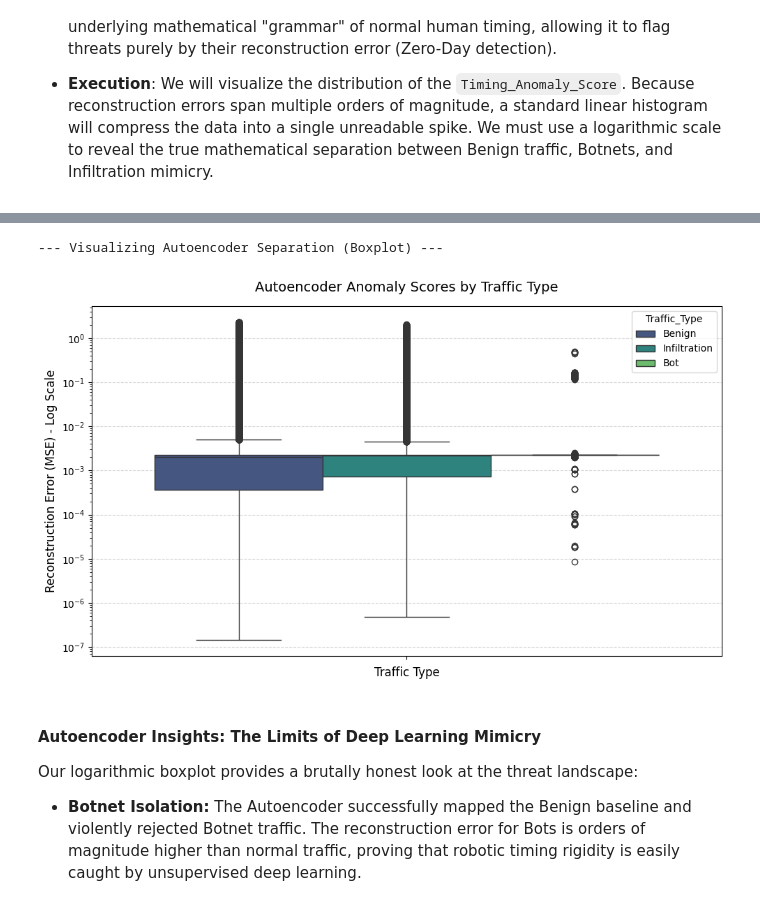
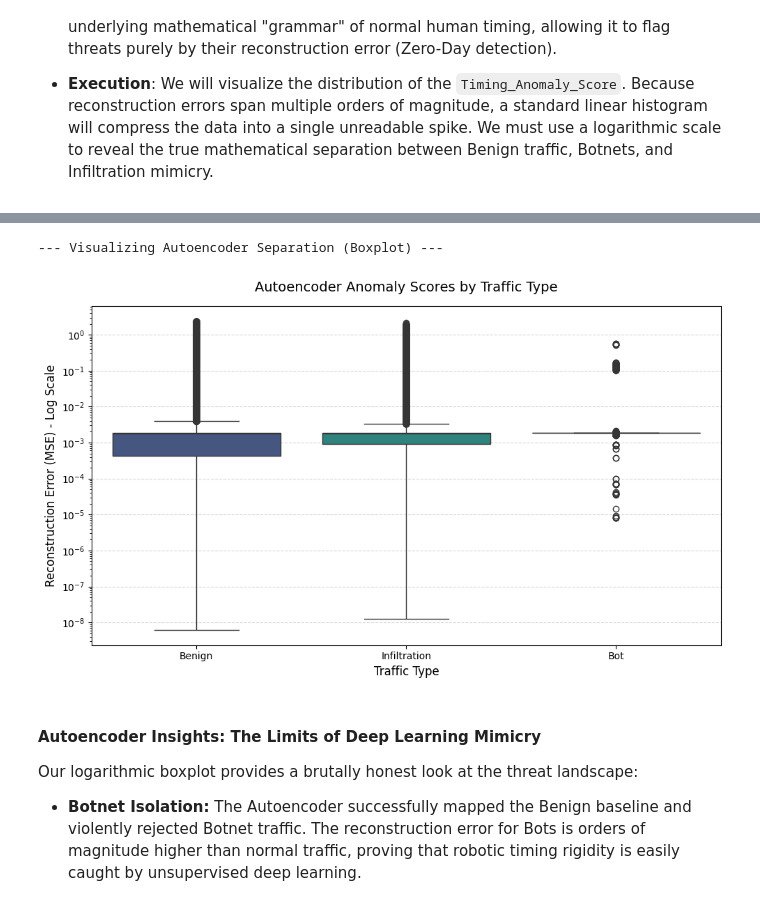
Before and after one commit to JohnnySolo/Data-Analysis-Project---Hybrid-Cyber-Threat-Detection, a Jupyter notebook: 03_Feature_Engineering_and_Modeling.ipynb, the cells around one changed output, grey strips where cells are left out. Drawn from its saved outputs; the diff is of its cells as text; code cells hidden in the pictures.

```diff
--- a/03_Feature_Engineering_and_Modeling.ipynb
+++ b/03_Feature_Engineering_and_Modeling.ipynb
@@ -135,8 +143,8 @@ Data engineered, split, and scaled successfully. Ready for the Autoencoder.
 * **Execution**: We will visualize the distribution of the `Timing_Anomaly_Score`. Because reconstruction errors span multiple orders of magnitude, a standard linear histogram will compress the data into a single unreadable spike. We must use a logarithmic scale to reveal the true mathematical separation between Benign traffic, Botnets, and Infiltration mimicry.
 # %%
 import tensorflow as tf
-from keras.models import Model
-from keras.layers import Input, Dense
+from tensorflow.keras.models import Model
+from tensorflow.keras.layers import Input, Dense
 import numpy as np
 
 print("--- Timing-Focused Autoencoder ---")
@@ -144,8 +152,9 @@ print("--- Timing-Focused Autoencoder ---")
 # 1. Isolate ONLY the timing features
 timing_cols = ['Fwd IAT Max', 'Flow Duration', 'Roll_Fwd_IAT_Max']
 
-# 2. Extract ONLY Benign traffic (Label == 0.0) for training the human baseline
-benign_mask = (y_train == 0.0)
+# 2. Extract ONLY Benign traffic for training the human baseline
+# FIX: Use .values to strip the old index and prevent silent Pandas misalignment
+benign_mask = (y_train.values == 0.0)
 X_train_benign_timing = X_train_scaled.loc[benign_mask, timing_cols]
 
 # 3. Extract the full timing datasets to calculate final error scores
@@ -155,7 +164,7 @@ X_test_timing = X_test_scaled[timing_cols]
 # 4. Build a lightweight, targeted Autoencoder architecture
 input_dim = len(timing_cols)
 input_layer = Input(shape=(input_dim,))
-# We use a tight bottleneck (2 neurons) because we only have 3 input features
+# Tight bottleneck (2 neurons) to force compression of the 3 input features
 encoded = Dense(2, activation='relu')(input_layer)
 decoded = Dense(input_dim, activation='linear')(encoded)
 
@@ -173,12 +182,15 @@ train_reconstructions = autoencoder.predict(X_train_timing)
 test_reconstructions = autoencoder.predict(X_test_timing)
 
 # Calculate Mean Squared Error across the timing features
-mse_train = np.mean(np.power(X_train_timing - train_reconstructions, 2), axis=1)
-mse_test = np.mean(np.power(X_test_timing - test_reconstructions, 2), axis=1)
+# FIX: Using np.square for cleaner, slightly faster execution
+mse_train = np.mean(np.square(X_train_timing.values - train_reconstructions), axis=1)
+mse_test = np.mean(np.square(X_test_timing.values - test_reconstructions), axis=1)
 
 # 7. Inject the error as our final predictive feature
-X_train_scaled['Timing_Anomaly_Score'] = mse_train
-X_test_scaled['Timing_Anomaly_Score'] = mse_test
+# FIX: Inject into the UNSCALED dataset (X_train) for LightGBM/XGBoost,
+# ensuring our raw binary flags and raw volumes are preserved for the tree model.
+X_train['Timing_Anomaly_Score'] = mse_train
+X_test['Timing_Anomaly_Score'] = mse_test
 
-print("Autoencoder completed. Final feature count ready for XGBoost:", X_train_scaled.shape[1])
+print("Autoencoder completed. Final feature count ready for XGBoost/LightGBM:", X_train.shape[1])
 # %% [output]
@@ -191,39 +213,48 @@ Autoencoder completed. Final feature count ready for XGBoost: 19
 # %%
 import matplotlib.pyplot as plt
 import seaborn as sns
 import pandas as pd
 
 print("--- Visualizing Autoencoder Separation (Boxplot) ---")
 
 # 1. Map the numerical labels back to text for a clean axis
 label_mapping = {0.0: 'Benign', 1.0: 'Bot', 2.0: 'Infiltration'}
 
-# 2. Create a temporary Pandas DataFrame
+# 2. Create a temporary Pandas DataFrame safely using .values to prevent index scrambling
 plot_df = pd.DataFrame({
-    'Timing_Anomaly_Score': X_train_scaled['Timing_Anomaly_Score'],
-    'Traffic_Type': [label_mapping[val] for val in y_train]
+    # FIX: Pulling from X_train (unscaled) where we correctly injected the score
+    'Timing_Anomaly_Score': X_train['Timing_Anomaly_Score'].values,
+    'Traffic_Type': [label_mapping[val] for val in y_train.values]
 })
 
 # 3. Plot the distributions using a Boxplot
 plt.figure(figsize=(10, 6))
 
-# We use a boxplot to clearly show medians, quartiles, and outliers side-by-side
-sns.boxplot(data=plot_df, hue='Traffic_Type', y='Timing_Anomaly_Score', palette='viridis', legend=True)
+# FIX: Set x='Traffic_Type' so the boxes are separated horizontally.
+# Setting hue='Traffic_Type' alongside palette satisfies modern Seaborn requirements.
+sns.boxplot(
+    data=plot_df,
+    x='Traffic_Type',
+    y='Timing_Anomaly_Score',
+    hue='Traffic_Type',
+    palette='viridis',
+    legend=False
+)
 
 # 4. Set the Y-axis to Log Scale to handle the massive variance in MSE
 plt.yscale("log")
 
 plt.title("Autoencoder Anomaly Scores by Traffic Type", fontsize=14, pad=15)
 plt.xlabel("Traffic Type", fontsize=12)
 plt.ylabel("Reconstruction Error (MSE) - Log Scale", fontsize=12)
 
 # Adding grid lines for easier visual alignment
 plt.grid(True, which="major", axis='y', ls="--", alpha=0.5)
 plt.tight_layout()
 plt.show()
 # %% [output]
 --- Visualizing Autoencoder Separation (Boxplot) ---
-[figure, old version]
+[figure, new version]
 # %% [markdown]
 #### Autoencoder Insights: The Limits of Deep Learning Mimicry
 
```
Also changed, not shown: parts of 10 cells of this notebook.
